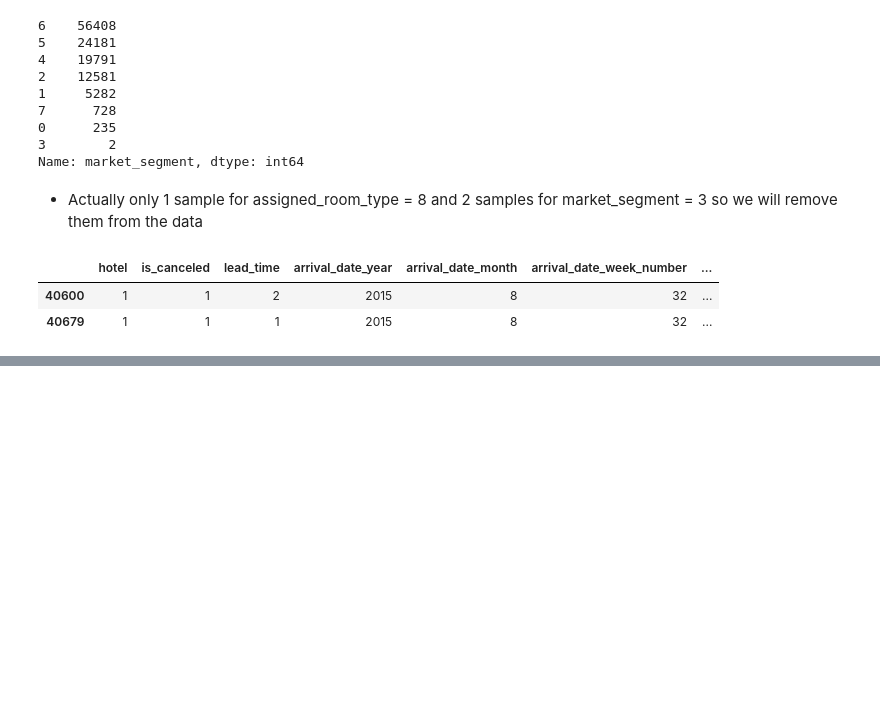
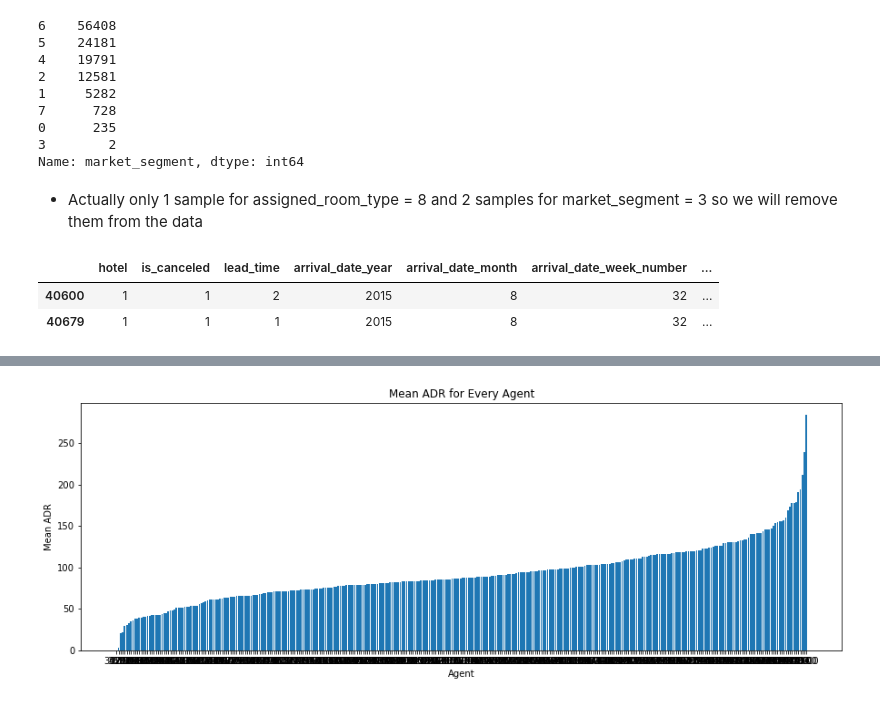
Before and after one commit to John-Rooney/DSC478_Group_Project, a Jupyter notebook: DSC 478 Final Project.ipynb, the cells around one changed output, grey strips where cells are left out. Cells and saved outputs as stored; diff of their text form; code cells hidden in the pictures; blank space fills up the shorter version.

```diff
--- a/DSC 478 Final Project.ipynb
+++ b/DSC 478 Final Project.ipynb
@@ -354,0 +355,3 @@ data.drop([14381, 40600, 40679], axis=0, inplace=True) # remove those samples
+# %%
+agent_adr = data.groupby(['agent'])['adr'].mean().sort_values() # mean adr by agent
+agent_adr
@@ -354,0 +372,10 @@ data.drop([14381, 40600, 40679], axis=0, inplace=True) # remove those samples
+# %%
+# bar chart of mean adr by agent
+fig, ax = plt.subplots(figsize=(15, 5))
+plt.bar([str(i) for i in list(agent_adr.index)], list(agent_adr))
+plt.xlabel('Agent')
+plt.ylabel('Mean ADR')
+plt.title('Mean ADR for Every Agent')
+plt.show()
+# %% [output]
+[figure, added]
```
Also changed, not shown: parts of 12 cells of this notebook.
